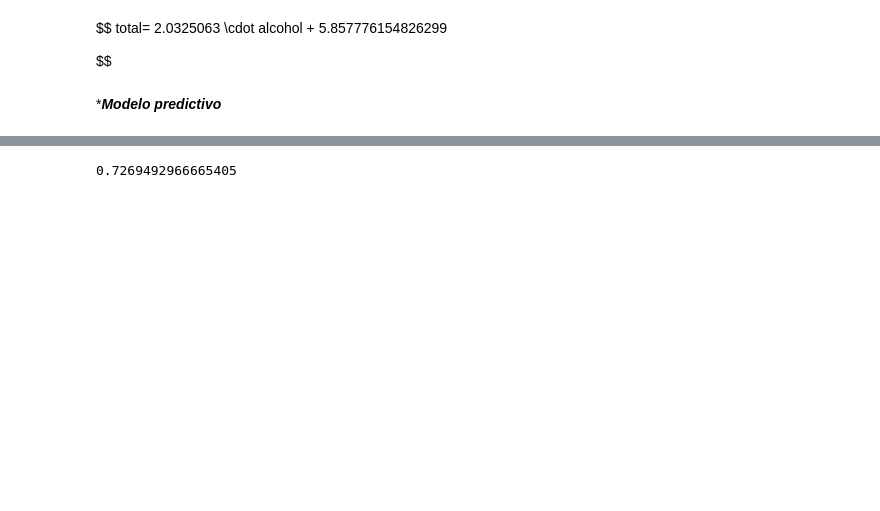
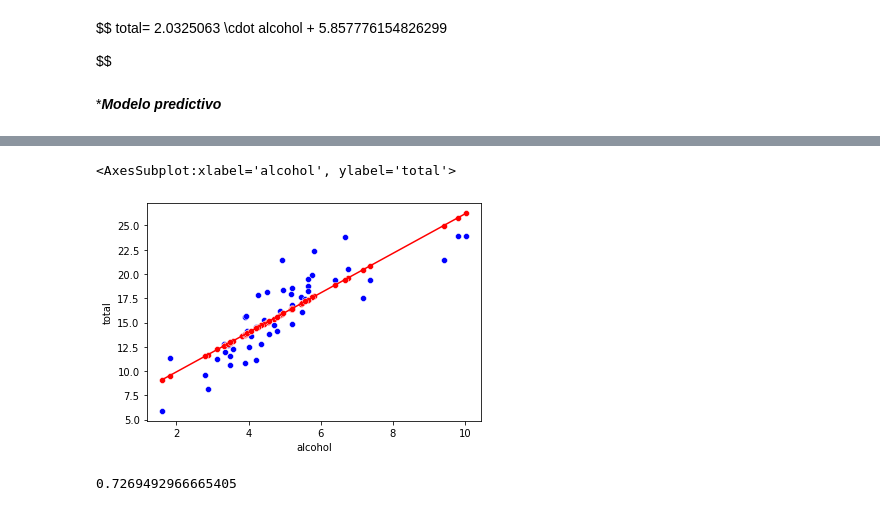
Before and after one commit to rodrigoruizteodoro/Actividad-1, a Jupyter notebook: RegresionLineal_sklearn.ipynb, the cells around one changed output, grey strips where cells are left out. Cells and saved outputs as stored; diff of their text form; code cells hidden in the pictures; blank space fills up the shorter version.

```diff
--- a/RegresionLineal_sklearn.ipynb
+++ b/RegresionLineal_sklearn.ipynb
@@ -64,8 +127,11 @@ df
 # %%
 #Visualizamos la gráfica comparativa entre el total real y el total predecido
 
 sns.scatterplot(x='alcohol', y='total', color="blue", data=df)
-#sns.scatterplot(x='alcohol', y='Predicciones', color="red", data=df)
-#sns.lineplot(x='alcohol', y='Predicciones', color="red", data=df)
+sns.scatterplot(x='alcohol', y='Predicciones', color="red", data=df)
+sns.lineplot(x='alcohol', y='Predicciones', color="red", data=df)
+# %% [output]
+<AxesSubplot:xlabel='alcohol', ylabel='total'>
+[figure, added]
 # %%
 #Corroboramos cual es el coeficiente de correlación de nuestro modelo
```
Also changed, not shown: parts of 7 cells of this notebook, 2 other files.
